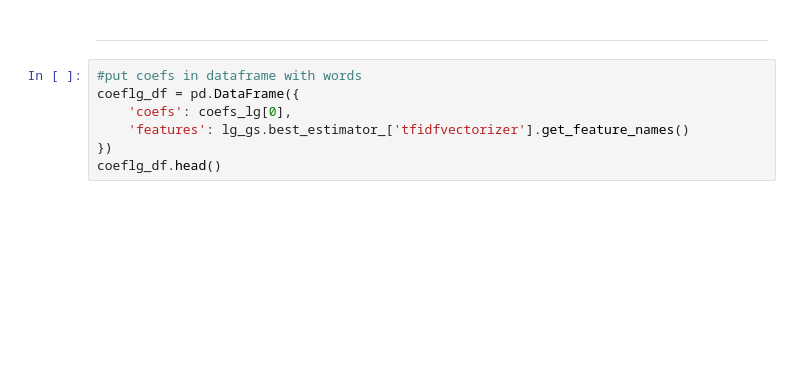
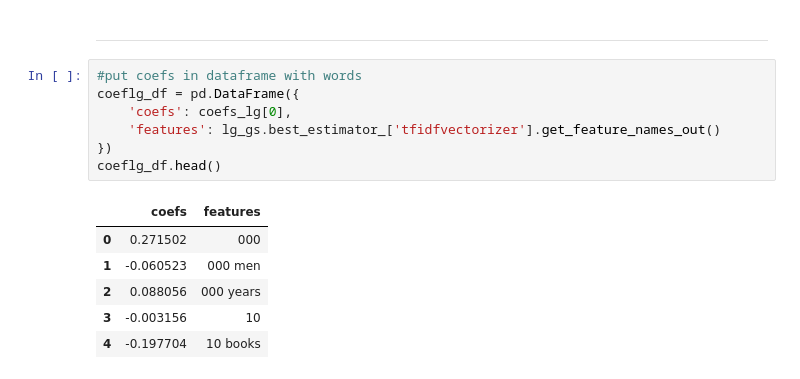
Before and after one commit to y3wl33/AMO-Final-Project, a Jupyter notebook: code/models.ipynb, the cells around one changed output. Cells and saved outputs as stored; diff of their text form; blank space fills up the shorter version.

```diff
--- a/code/models.ipynb
+++ b/code/models.ipynb
@@ -180,10 +193,17 @@ coefs_lg
 # %%
 #put coefs in dataframe with words
 coeflg_df = pd.DataFrame({
     'coefs': coefs_lg[0],
-    'features': lg_gs.best_estimator_['tfidfvectorizer'].get_feature_names()
+    'features': lg_gs.best_estimator_['tfidfvectorizer'].get_feature_names_out()
 })
 coeflg_df.head()
+# %% [output]
+|  | coefs | features |
+| 0 | 0.271502 | 000 |
+| 1 | -0.060523 | 000 men |
+| 2 | 0.088056 | 000 years |
+| 3 | -0.003156 | 10 |
+| 4 | -0.197704 | 10 books |
 # %%
 #examine ten largest
 coeflg_df.nlargest(10, 'coefs')
```
Also changed, not shown: parts of 6 cells of this notebook.
